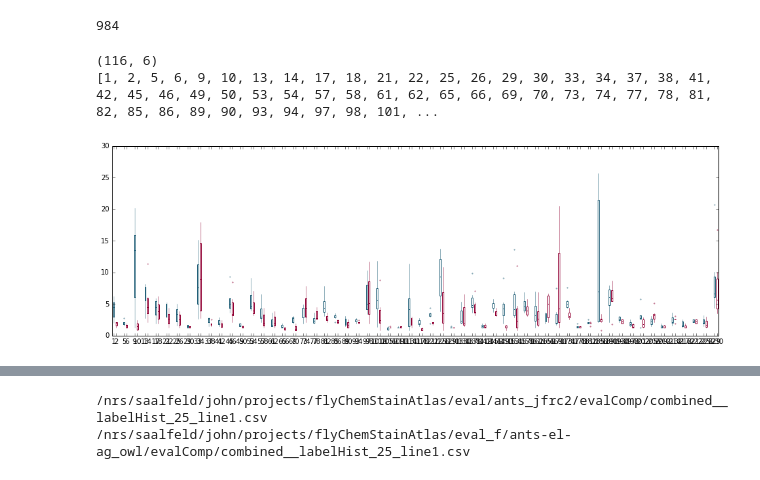
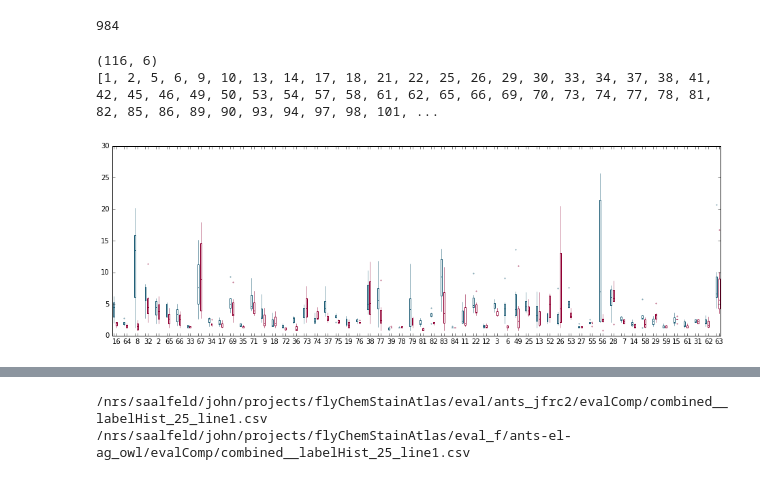
Before and after one commit to saalfeldlab/template-building, a Jupyter notebook: python/HistAnalysis.ipynb, the cells around one changed output, grey strips where cells are left out. Saved outputs shown, nothing was run; the diff lists cells and outputs as text; code cells hidden in the pictures.

```diff
--- a/python/HistAnalysis.ipynb
+++ b/python/HistAnalysis.ipynb
@@ -199,35 +199,36 @@ for w in bp['whiskers']:
         w.set( color=c2, linewidth=0.5, linestyle='-')
     i += 1
 
     if i == 4:
         i = 0
 
 even = True
 for m in bp['medians']:
     if even:
         m.set( color=c1, linewidth=1)
     else:
         m.set( color=c2, linewidth=1)
     even = not even
 
 for c in bp['caps']:
     c.set_visible( False )
 
 even = True
 for flier in bp['fliers']:
     if even:
         flier.set(marker='.', markeredgecolor=c1, markerfacecolor=c1, markersize=3, alpha=0.5 )
     else:
         flier.set(marker='.', markeredgecolor=c2, markerfacecolor=c2, markersize=3, alpha=0.5 )
     even = not even
 
-axplt.gca()
+ax = plt.gca()
+ax.set_xticklabels( xlabels )
 
 plt.savefig('test.svg')
 # %% [output]
 (116, 6)
 [1, 2, 5, 6, 9, 10, 13, 14, 17, 18, 21, 22, 25, 26, 29, 30, 33, 34, 37, 38, 41, 42, 45, 46, 49, 50, 53, 54, 57, 58, 61, 62, 65, 66, 69, 70, 73, 74, 77, 78, 81, 82, 85, 86, 89, 90, 93, 94, 97, 98, 101, ...
-[figure, old version]
+[figure, new version]
 # %%
 
 dir( plt.gca() )
```
